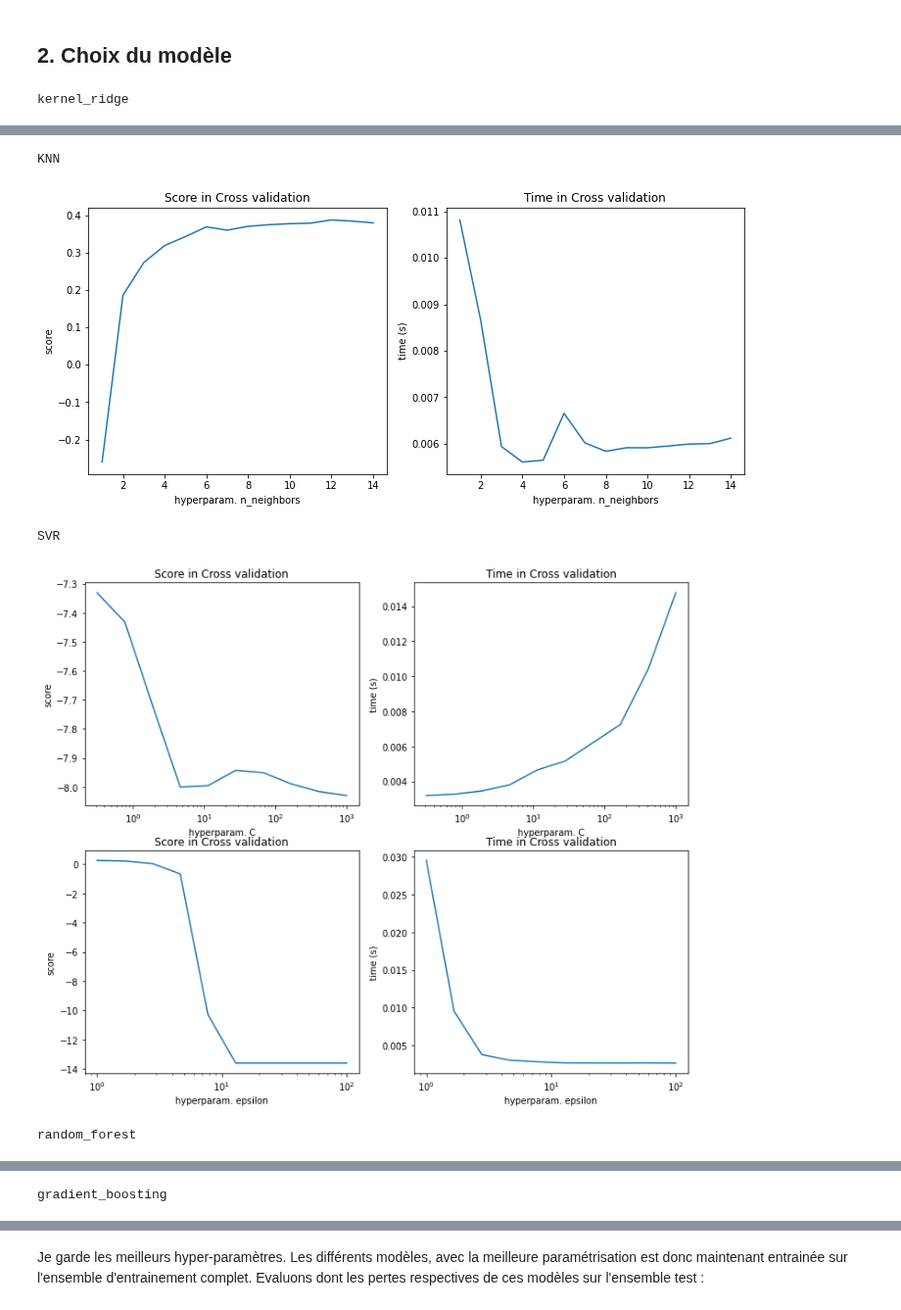
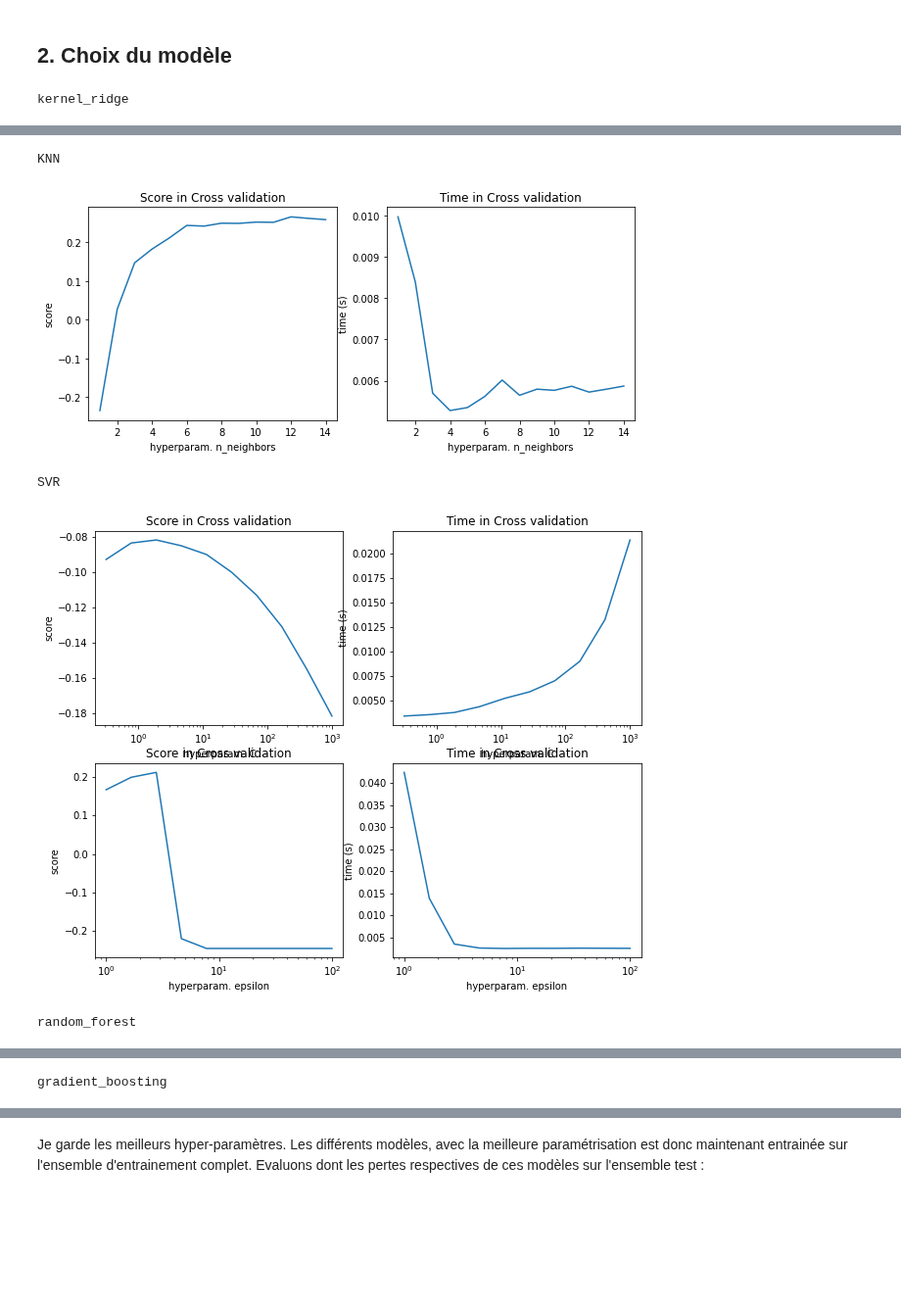
Before and after one commit to ClaireGayral/formation_openclassroom, a Jupyter notebook: P3_gayral_claire/prediction_models.ipynb, the cells around one changed output, grey strips where cells are left out. Shown at 98% size. Drawn from its saved outputs; the diff is of its cells as text; code cells hidden in the pictures; blank space fills up the shorter version.

```diff
--- a/P3_gayral_claire/prediction_models.ipynb
+++ b/P3_gayral_claire/prediction_models.ipynb
@@ -340,20 +345,18 @@ y_name = "co2"
 # %% [markdown]
 ## 2. Choix du modèle
 # %%
-# my_y = y_energy
 # y_name = "energy"
-my_y = np.log(y_original_test["SiteEnergyUse(kBtu)"]+1)
-y_name = "energy_log"
+y_name = "co2_log"
 
 import pickle
 with open(res_path+y_name+"_dict_CV_res_reg.pkl", 'rb') as fp:
-    dict_cv_results_energy = pickle.load(fp)
+    dict_cv_results = pickle.load(fp)
 with open(res_path+y_name+"_dict_CV_best_params.pkl", 'rb') as fp:
-    dict_best_params_energy = pickle.load(fp)
+    dict_best_params = pickle.load(fp)
 
 for model_name in dict_models.keys():
     print(model_name)
-    res = dict_cv_results_energy[model_name]
+    res = dict_cv_results[model_name]
     plot_cv_res(res, dict_log_param)
     plt.show()
 # %% [output]
@@ -362,5 +365,5 @@ kernel_ridge
 KNN
-[figure, old version]
+[figure, new version]
 SVR
-[figure, old version]
+[figure, new version]
 random_forest
```
Also changed, not shown: parts of 14 cells of this notebook, 4 other files.
